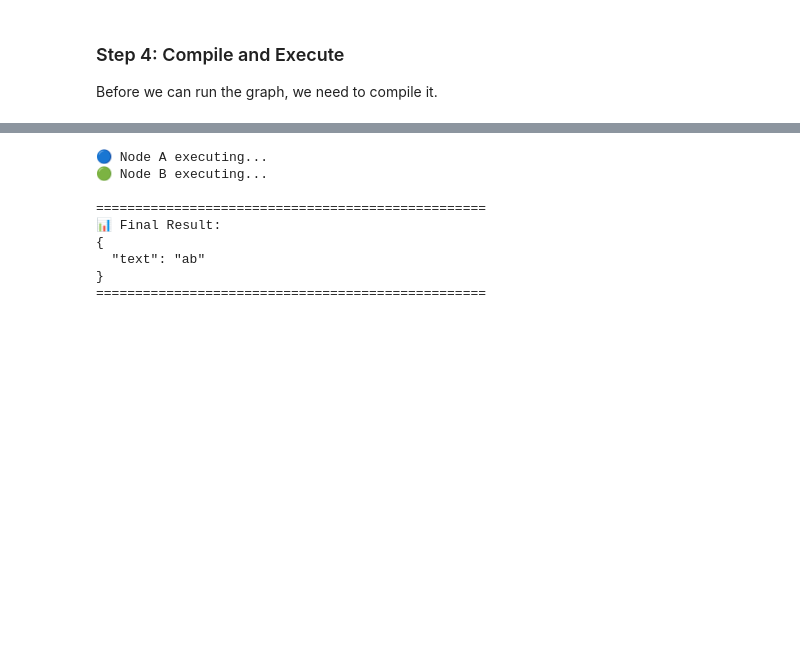
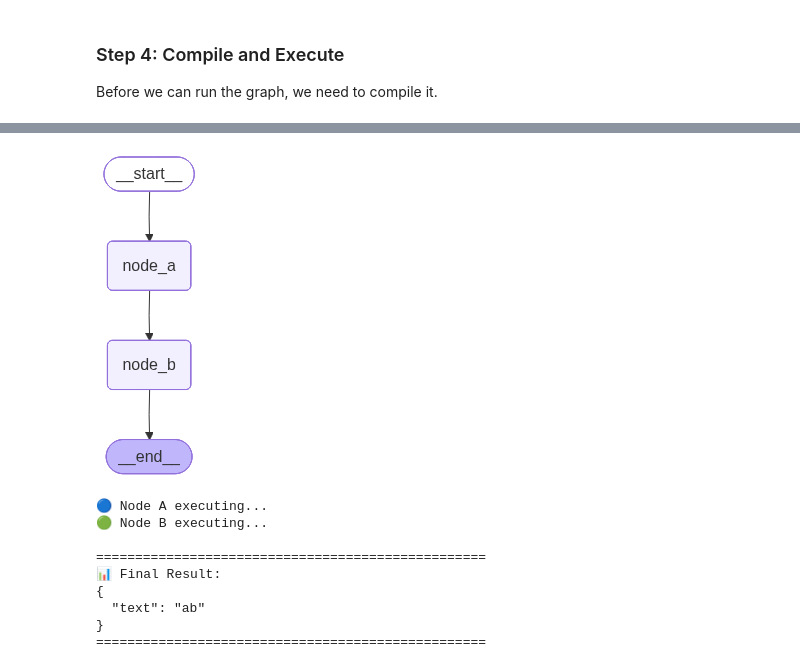
Before and after one commit to aashishgarg13/Agentic-AI-langraph-tutorials, a Jupyter notebook: 01_introduction_to_langgraph.ipynb, the cells around one changed output, grey strips where cells are left out. Drawn from its saved outputs; the diff is of its cells as text; code cells hidden in the pictures; blank space fills up the shorter version.

```diff
--- a/01_introduction_to_langgraph.ipynb
+++ b/01_introduction_to_langgraph.ipynb
@@ -212,6 +212,16 @@ url          = f"https://mermaid.ink/img/{base64_str}?theme=default"
 display(Image(url=url))
 # %% [output]
 [interactive output not drawn]
+# %%
+from IPython.display import Image, display
+
+try:
+    display(Image(app.get_graph().draw_mermaid_png()))
+except Exception as e:
+    # Fallback: print Mermaid text
+    print(app.get_graph().draw_mermaid())
+# %% [output]
+[figure, added]
 # %%
 
 
```
Also changed, not shown: 5 other files.
